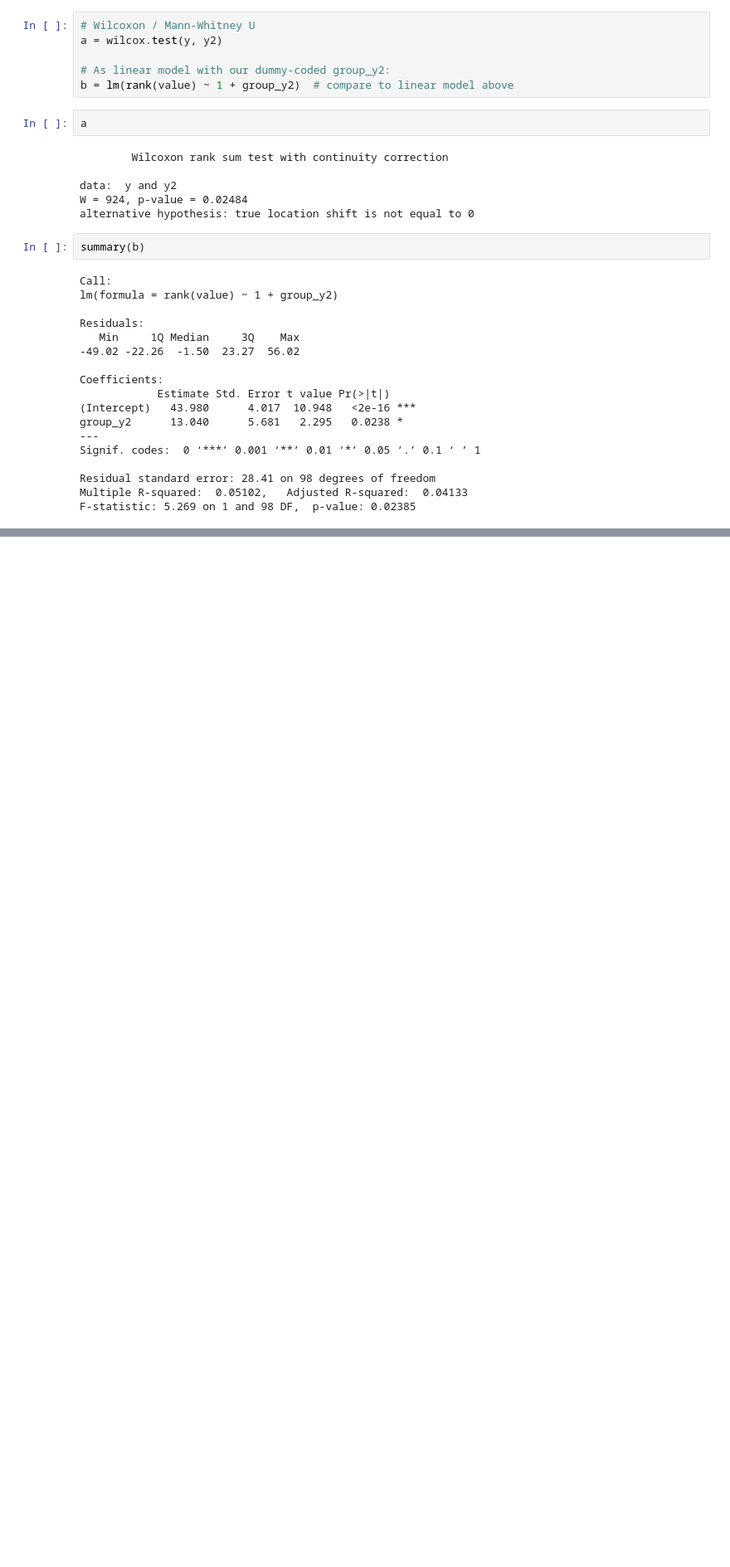
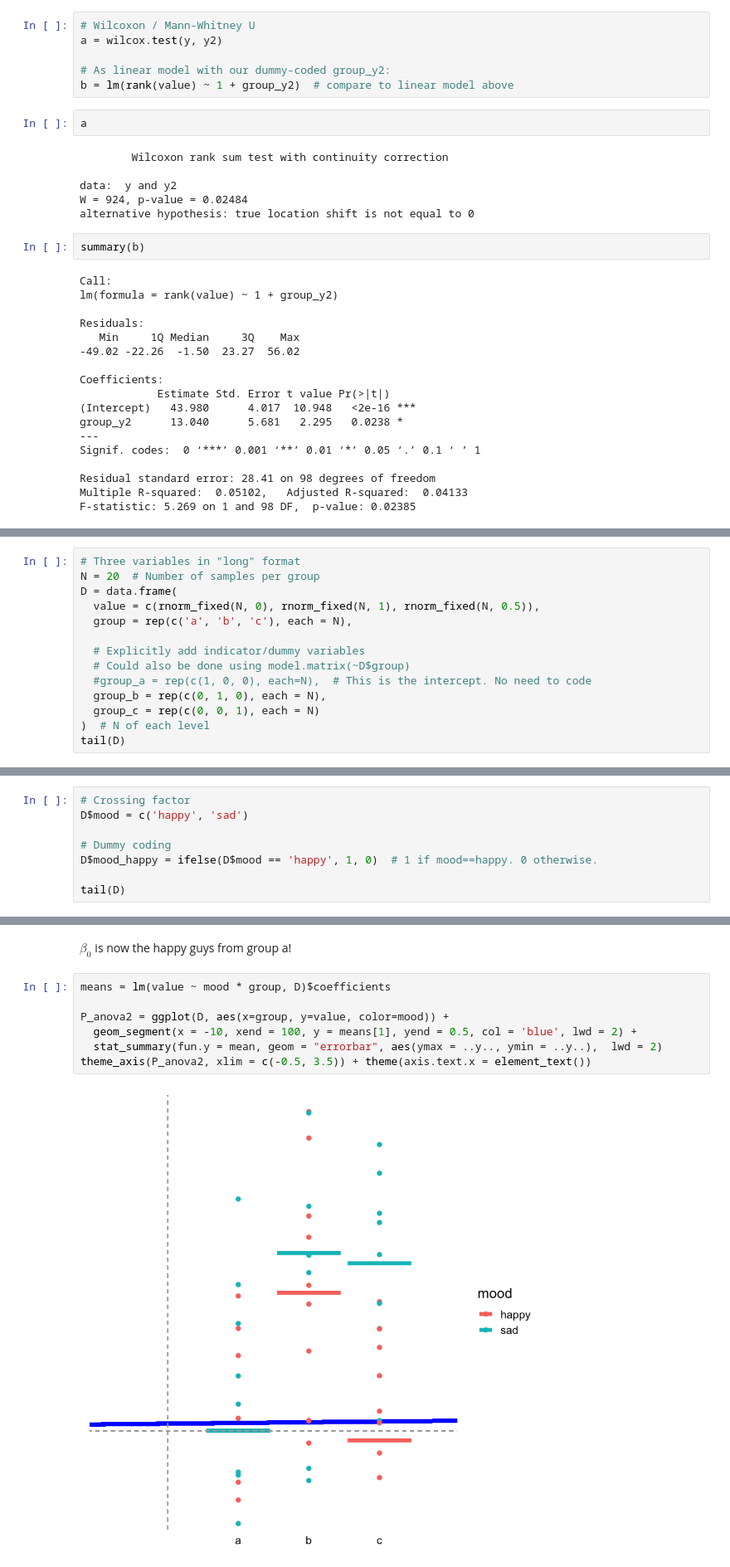
Before and after one commit to JacThe/Scott_examples, a Jupyter notebook: notebook_r.ipynb, the cells around one changed output, grey strips where cells are left out. Shown at 83% size. Cells and saved outputs as stored; diff of their text form; blank space fills up the shorter version.

```diff
--- a/notebook_r.ipynb
+++ b/notebook_r.ipynb
@@ -681,0 +787,14 @@ This is identical to the (Student’s) independent t-test above except that Stud
+# %%
+# Three variables in "long" format
+N = 20  # Number of samples per group
+D = data.frame(
+  value = c(rnorm_fixed(N, 0), rnorm_fixed(N, 1), rnorm_fixed(N, 0.5)),
+  group = rep(c('a', 'b', 'c'), each = N),
+
+  # Explicitly add indicator/dummy variables
+  # Could also be done using model.matrix(~D$group)
+  #group_a = rep(c(1, 0, 0), each=N),  # This is the intercept. No need to code
+  group_b = rep(c(0, 1, 0), each = N),
+  group_c = rep(c(0, 0, 1), each = N)
+)  # N of each level
+tail(D)
@@ -681,0 +875,8 @@ This is identical to the (Student’s) independent t-test above except that Stud
+# %%
+# Crossing factor
+D$mood = c('happy', 'sad')
+
+# Dummy coding
+D$mood_happy = ifelse(D$mood == 'happy', 1, 0)  # 1 if mood==happy. 0 otherwise.
+
+tail(D)
@@ -681,0 +891,11 @@ This is identical to the (Student’s) independent t-test above except that Stud
+# %% [markdown]
+$\beta_0$ is now the happy guys from group a!
+# %%
+means = lm(value ~ mood * group, D)$coefficients
+
+P_anova2 = ggplot(D, aes(x=group, y=value, color=mood)) +
+  geom_segment(x = -10, xend = 100, y = means[1], yend = 0.5, col = 'blue', lwd = 2) +
+  stat_summary(fun.y = mean, geom = "errorbar", aes(ymax = ..y.., ymin = ..y..),  lwd = 2)
+theme_axis(P_anova2, xlim = c(-0.5, 3.5)) + theme(axis.text.x = element_text())
+# %% [output]
+[figure, added]
```
Also changed, not shown: parts of 28 cells of this notebook.
